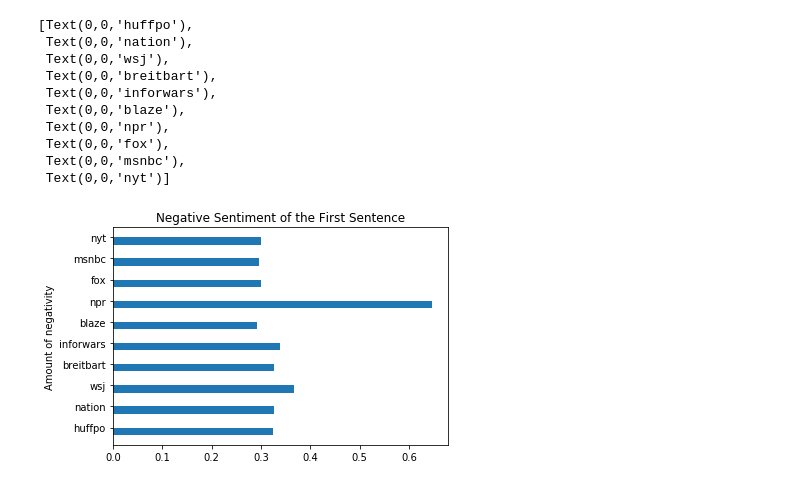
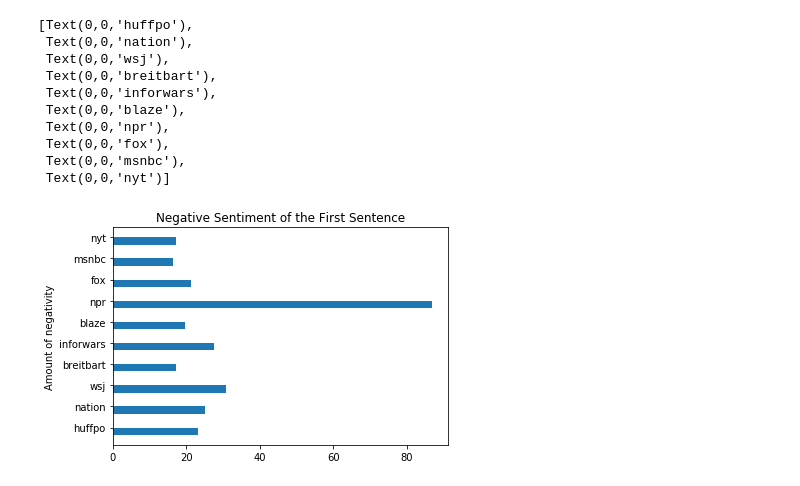
Before and after one commit to michellejm/guns_in_America, a Jupyter notebook: sentimentVisuals.ipynb, the cells around one changed output. Saved outputs shown, nothing was run; the diff lists cells and outputs as text; code cells hidden in the pictures.

```diff
--- a/sentimentVisuals.ipynb
+++ b/sentimentVisuals.ipynb
@@ -8,5 +8,7 @@ import seaborn as sns
 # %%
 df = pd.read_csv('sentiments.csv')
 df_topics = pd.read_csv('topics-quantified_revised24.csv', header=0, index_col=0)
+df=df.drop('Unnamed: 0.1', axis=1)
+df=df.drop('Unnamed: 0', axis=1)
 df.head()
 # %% [output]
@@ -19,5 +21,5 @@ df.head()
-# %%
-df=df.drop('Unnamed: 0.1', axis=1)
-grp=df.groupby('paper').mean()
-grp['sentdiff']=grp['p_pos']-grp['p_neg']
-papers = set(df['paper'])
+# %%
+df_sent = df[(df.p_pos >= 0.65) | (df.p_neg >= 0.65)]
+df_sent['positive']= np.where(df_sent['p_pos']>=0.65, 1, 0)
+df_sent['negative']= np.where(df_sent['p_neg']>=0.65, 1, 0)
+df_sent.head()
@@ -24,3 +43,6 @@ papers = set(df['paper'])
+# %%
+grp=df_sent.groupby('paper').sum()
+grp['neg_ratio'] = (grp['negative']/(grp['positive']+grp['negative']))*100
 # %%
 grp
 # %% [output]
@@ -39,26 +66,27 @@ grp
 # %%
-ind = np.arange(len(grp['p_neg']))
+
+ind = np.arange(len(grp['neg_ratio']))
 width = 0.35
 
 fig, ax = plt.subplots()
-rects1 = ax.barh(ind - width/2, grp['p_neg'], width)
+rects1 = ax.barh(ind - width/2, grp['neg_ratio'], width)
 
 ax.set_ylabel('Amount of negativity')
 ax.set_title('Negative Sentiment of the First Sentence')
 ax.set_yticks(ind)
 ax.set_yticklabels(papers)
 # %% [output]
 [Text(0,0,'huffpo'),
  Text(0,0,'nation'),
  Text(0,0,'wsj'),
  Text(0,0,'breitbart'),
  Text(0,0,'inforwars'),
  Text(0,0,'blaze'),
  Text(0,0,'npr'),
  Text(0,0,'fox'),
  Text(0,0,'msnbc'),
  Text(0,0,'nyt')]
-[figure, old version]
+[figure, new version]
 # %%
 foxs=df[df['paper']=='fox']
 huffpos = df[df['paper']=='huffpo']
```
Also changed, not shown: parts of 4 cells of this notebook, 2 other files.
